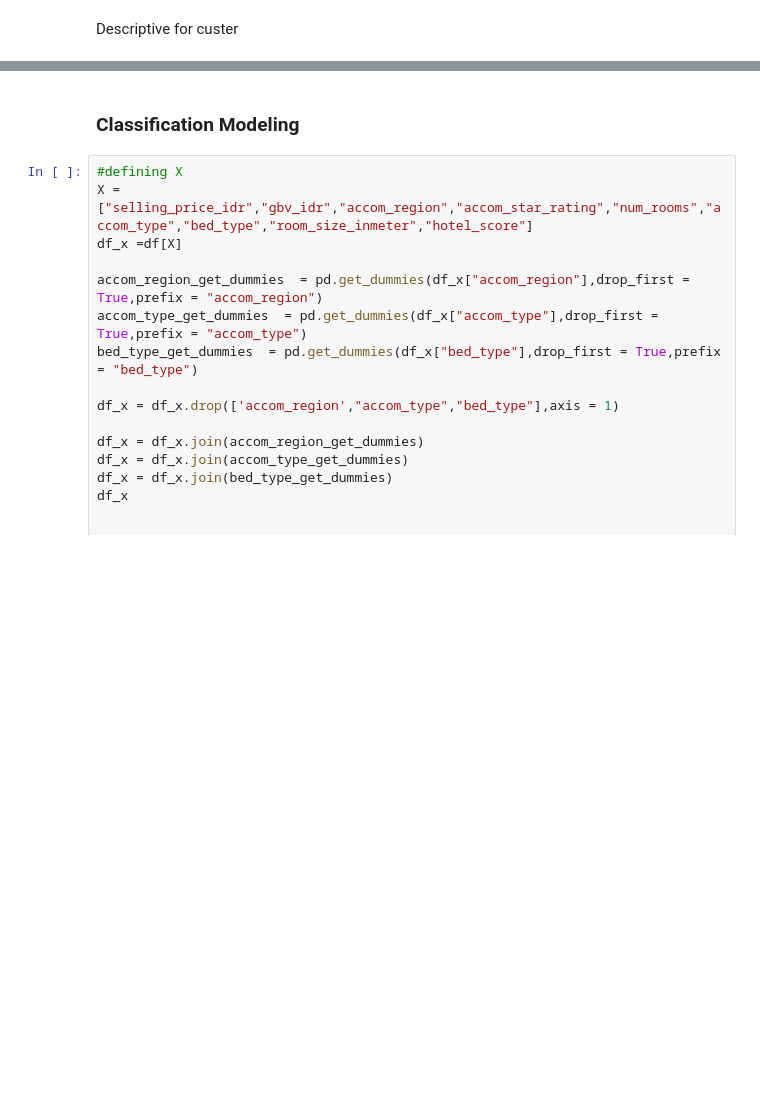
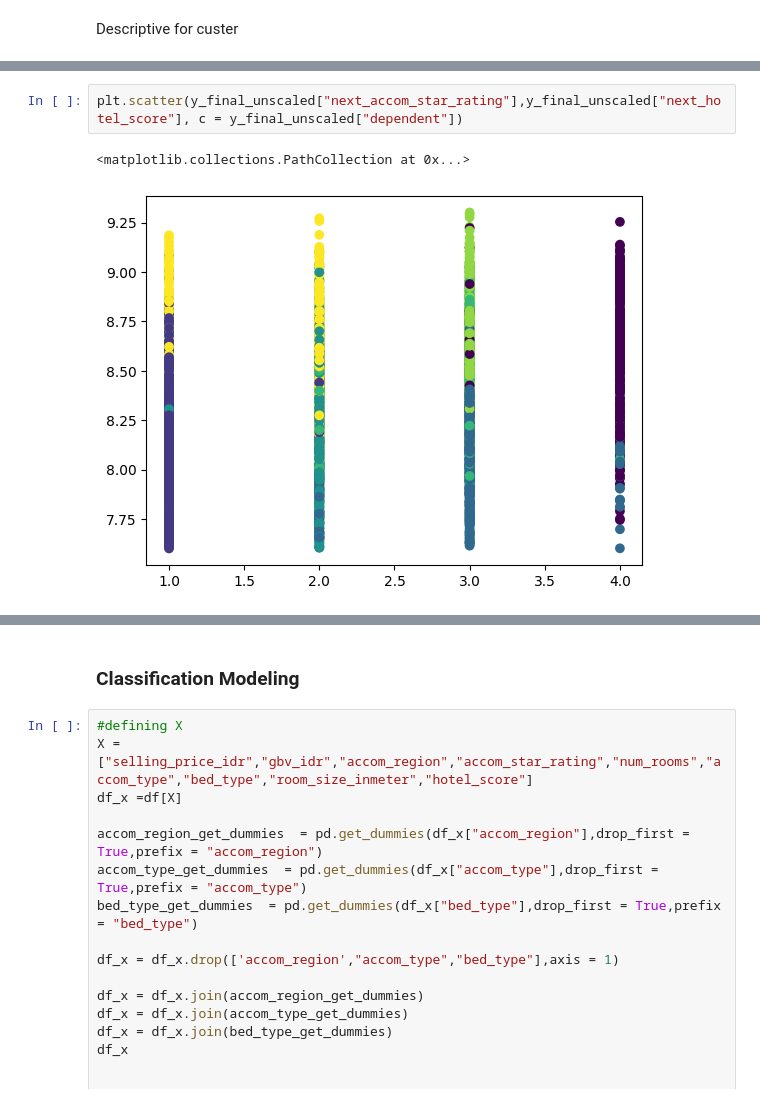
Before and after one commit to Modequick/Machine-Learning-Project, a Jupyter notebook: Skripsi_2_0.ipynb, the cells around one changed output, grey strips where cells are left out. Saved outputs shown, nothing was run; the diff lists cells and outputs as text; blank space fills up the shorter version.

```diff
--- a/Skripsi_2_0.ipynb
+++ b/Skripsi_2_0.ipynb
@@ -372,0 +452,5 @@ df_copy = df
+# %%
+plt.scatter(y_final_unscaled["next_accom_star_rating"],y_final_unscaled["next_hotel_score"], c = y_final_unscaled["dependent"])
+# %% [output]
+<matplotlib.collections.PathCollection at 0x...>
+[figure, added]
```
Also changed, not shown: parts of 27 cells of this notebook.
